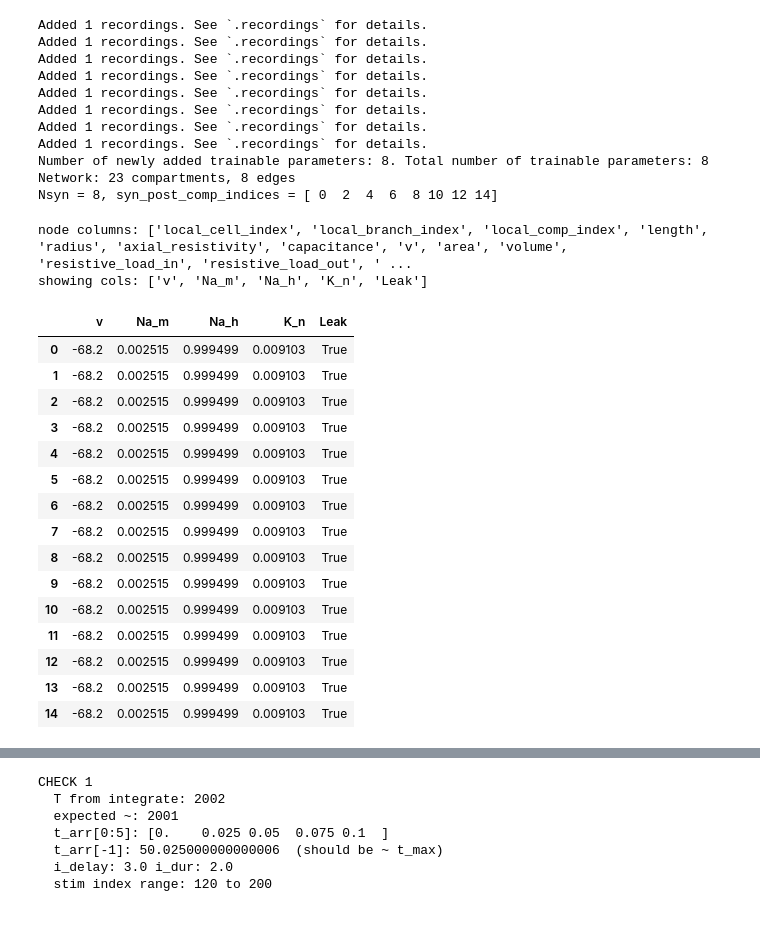
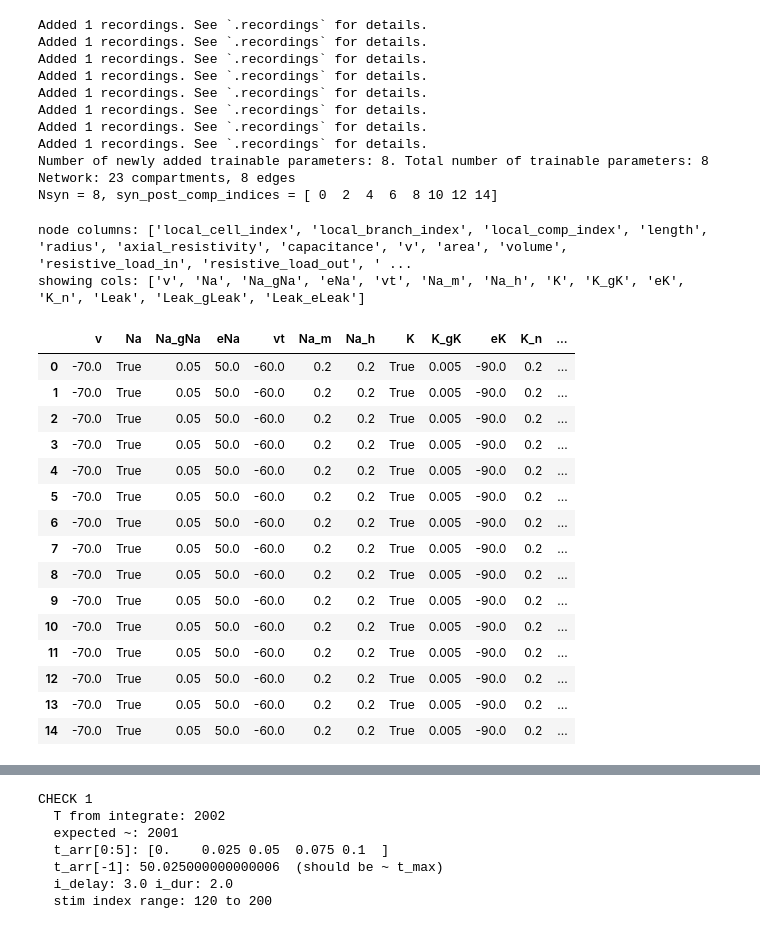
Before and after one commit to itzelts/jaxneuro, a Jupyter notebook: notebooks/retrain.ipynb, the cells around one changed output, grey strips where cells are left out. Saved outputs shown, nothing was run; the diff lists cells and outputs as text; code cells hidden in the pictures.

```diff
--- a/notebooks/retrain.ipynb
+++ b/notebooks/retrain.ipynb
@@ -58,6 +159,8 @@ def build_net():
     _net.insert(Na())
     _net.insert(K())
     _net.insert(Leak())
+    _net.insert(CaL())
+    _net.insert(CaT())
 
     _syn = IonotropicSynapse()
     for pre_i, comp_i in zip(range(num_pre), syn_post_comp_indices):
@@ -81,10 +184,22 @@ net_analysis = setup_recordings(net_analysis)
 
 
 # set desired initial voltage everywhere
-net_analysis.set("v", -68.2)
+# net_analysis.set("v", -68.2)
+# net_analysis.set("Leak_eLeak", -70.0)
+# # net_analysis.set("eK", -70.0)
+# # net_analysis.set("Leak_gLeak", 0.0)
+# net_analysis.set("Na_m", 0.05)
+# net_analysis.set("Na_h", 0.6)
+# net_analysis.set("K_n", 0.3)
+# net_analysis.set("K", 0.0)
+# net_analysis.set("K_gkK", 0.0)
+# V_rest = float(np.mean(v_last))  # ~ -68.146?
+# V_rest = -68.125
+# net_analysis.set("v", V_rest)
+# net_analysis.init_states(delta_t=dt)  # sets Na_m, Na_h, K_n to m∞/h∞/n∞ at V_rest
 
 # initialize Na/K/etc gating states to steady-state at that voltage
-net_analysis.init_states(delta_t=dt)
+# net_analysis.init_states(delta_t=dt)
 net_analysis.IonotropicSynapse.edge("all").make_trainable("IonotropicSynapse_gS")
 params_true = net_analysis.get_parameters()
 print(f"Network: {net_analysis.nodes.shape[0]} compartments, "
@@ -105,36 +220,35 @@ Nsyn = 8, syn_post_comp_indices = [ 0  2  4  6  8 10 12 14]
 # %%
 import pandas as pd
 
 # show available columns in nodes table
 print("node columns:", list(net_analysis.nodes.columns))
 
 # always show voltage
 cols = ["v"]
 
 # add any obvious channel-state columns if they exist
-candidate_cols = ["m", "h", "n", "p", "q", "r", "s", "a", "b", "c",
-                  "Na_m", "Na_h", "K_n", "Leak", "gNa", "gK"]
+candidate_cols = ['Na', 'Na_gNa', 'eNa', 'vt', 'Na_m', 'Na_h', 'K', 'K_gK', 'eK', 'K_n', 'Leak', 'Leak_gLeak', 'Leak_eLeak']
 cols += [c for c in candidate_cols if c in net_analysis.nodes.columns]
 
 print("showing cols:", cols)
 display(net_analysis.nodes[cols].head(15))
 # %% [output]
 node columns: ['local_cell_index', 'local_branch_index', 'local_comp_index', 'length', 'radius', 'axial_resistivity', 'capacitance', 'v', 'area', 'volume', 'resistive_load_in', 'resistive_load_out', ' ...
-showing cols: ['v', 'Na_m', 'Na_h', 'K_n', 'Leak']
+showing cols: ['v', 'Na', 'Na_gNa', 'eNa', 'vt', 'Na_m', 'Na_h', 'K', 'K_gK', 'eK', 'K_n', 'Leak', 'Leak_gLeak', 'Leak_eLeak']
-|  | v | Na_m | Na_h | K_n | Leak |
-| 0 | -68.2 | 0.002515 | 0.999499 | 0.009103 | True |
-| 1 | -68.2 | 0.002515 | 0.999499 | 0.009103 | True |
-| 2 | -68.2 | 0.002515 | 0.999499 | 0.009103 | True |
-| 3 | -68.2 | 0.002515 | 0.999499 | 0.009103 | True |
-| 4 | -68.2 | 0.002515 | 0.999499 | 0.009103 | True |
-| 5 | -68.2 | 0.002515 | 0.999499 | 0.009103 | True |
-| 6 | -68.2 | 0.002515 | 0.999499 | 0.009103 | True |
-| 7 | -68.2 | 0.002515 | 0.999499 | 0.009103 | True |
-| 8 | -68.2 | 0.002515 | 0.999499 | 0.009103 | True |
-| 9 | -68.2 | 0.002515 | 0.999499 | 0.009103 | True |
-| 10 | -68.2 | 0.002515 | 0.999499 | 0.009103 | True |
-| 11 | -68.2 | 0.002515 | 0.999499 | 0.009103 | True |
-| 12 | -68.2 | 0.002515 | 0.999499 | 0.009103 | True |
-| 13 | -68.2 | 0.002515 | 0.999499 | 0.009103 | True |
-| 14 | -68.2 | 0.002515 | 0.999499 | 0.009103 | True |
+|  | v | Na | Na_gNa | eNa | vt | Na_m | Na_h | K | K_gK | eK | K_n | ... |
+| 0 | -70.0 | True | 0.05 | 50.0 | -60.0 | 0.2 | 0.2 | True | 0.005 | -90.0 | 0.2 | ... |
+| 1 | -70.0 | True | 0.05 | 50.0 | -60.0 | 0.2 | 0.2 | True | 0.005 | -90.0 | 0.2 | ... |
+| 2 | -70.0 | True | 0.05 | 50.0 | -60.0 | 0.2 | 0.2 | True | 0.005 | -90.0 | 0.2 | ... |
+| 3 | -70.0 | True | 0.05 | 50.0 | -60.0 | 0.2 | 0.2 | True | 0.005 | -90.0 | 0.2 | ... |
+| 4 | -70.0 | True | 0.05 | 50.0 | -60.0 | 0.2 | 0.2 | True | 0.005 | -90.0 | 0.2 | ... |
+| 5 | -70.0 | True | 0.05 | 50.0 | -60.0 | 0.2 | 0.2 | True | 0.005 | -90.0 | 0.2 | ... |
+| 6 | -70.0 | True | 0.05 | 50.0 | -60.0 | 0.2 | 0.2 | True | 0.005 | -90.0 | 0.2 | ... |
+| 7 | -70.0 | True | 0.05 | 50.0 | -60.0 | 0.2 | 0.2 | True | 0.005 | -90.0 | 0.2 | ... |
+| 8 | -70.0 | True | 0.05 | 50.0 | -60.0 | 0.2 | 0.2 | True | 0.005 | -90.0 | 0.2 | ... |
+| 9 | -70.0 | True | 0.05 | 50.0 | -60.0 | 0.2 | 0.2 | True | 0.005 | -90.0 | 0.2 | ... |
+| 10 | -70.0 | True | 0.05 | 50.0 | -60.0 | 0.2 | 0.2 | True | 0.005 | -90.0 | 0.2 | ... |
+| 11 | -70.0 | True | 0.05 | 50.0 | -60.0 | 0.2 | 0.2 | True | 0.005 | -90.0 | 0.2 | ... |
+| 12 | -70.0 | True | 0.05 | 50.0 | -60.0 | 0.2 | 0.2 | True | 0.005 | -90.0 | 0.2 | ... |
+| 13 | -70.0 | True | 0.05 | 50.0 | -60.0 | 0.2 | 0.2 | True | 0.005 | -90.0 | 0.2 | ... |
+| 14 | -70.0 | True | 0.05 | 50.0 | -60.0 | 0.2 | 0.2 | True | 0.005 | -90.0 | 0.2 | ... |
 # %%
```
Also changed, not shown: parts of 15 cells of this notebook.
